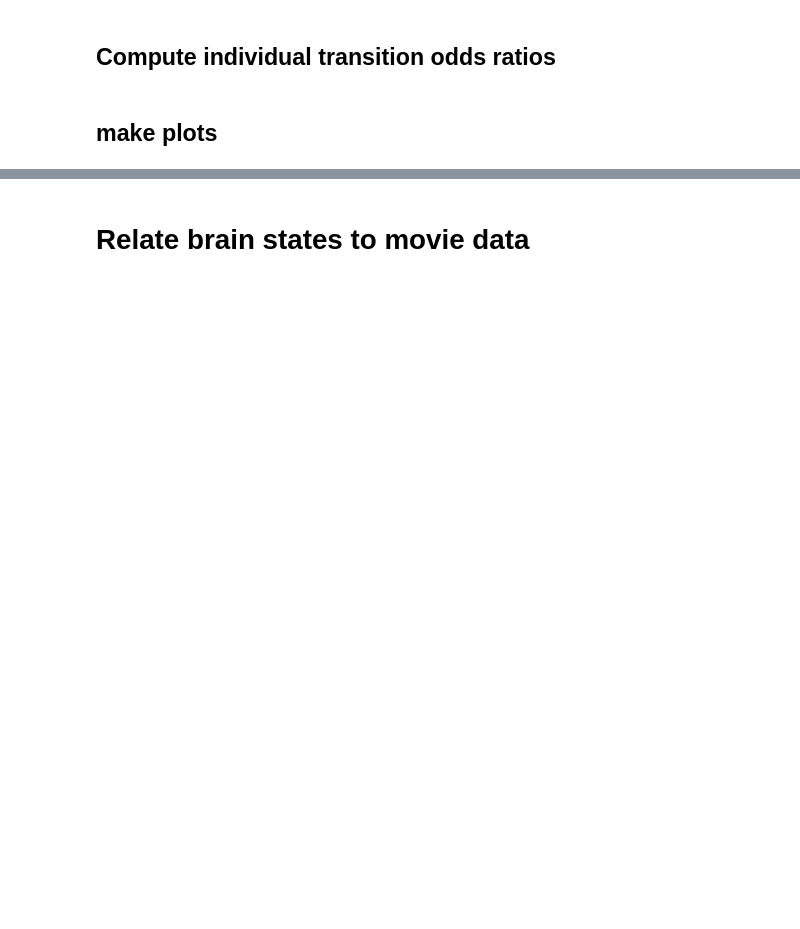
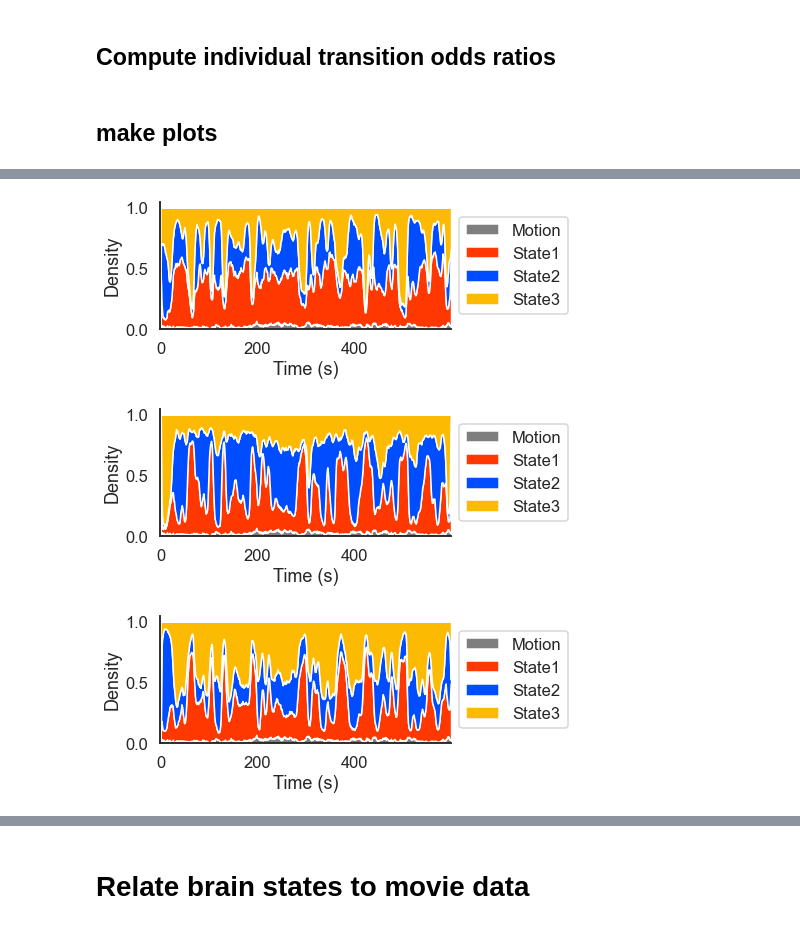
Before and after one commit to catcamacho/hbn_brain_states_gen_anx, a Jupyter notebook: 1_BrainActivationStates_Yeo.ipynb, the cells around one changed output, grey strips where cells are left out. Drawn from its saved outputs; the diff is of its cells as text; code cells hidden in the pictures; blank space fills up the shorter version.

```diff
--- a/1_BrainActivationStates_Yeo.ipynb
+++ b/1_BrainActivationStates_Yeo.ipynb
@@ -481,26 +536,32 @@ plt.savefig(os.path.join(out_folder,'group-movieDM_k{0}_states_sample.png'.forma
 # %%
-group_data = np.load(os.path.join(out_folder,'group-movieDM_k3_states.npy'))
-sample_res_df = pd.DataFrame(np.squeeze(group_data), columns=timing)
+state_palette = ['#ff3700', '#004cff', '#fcba03']
+for atlas in atlasnames:
+    group_data = np.load(os.path.join(out_folder,'group-movieDM_k3_{0}_states.npy'.format(atlas)))
+    sample_res_df = pd.DataFrame(np.squeeze(group_data), columns=timing)
 
-states_counts_df = pd.DataFrame()
-for i in sample_res_df.columns:
-    states_counts_df.loc[i,'s0'] = sum(sample_res_df[i]==0)
-    states_counts_df.loc[i,'s1'] = sum(sample_res_df[i]==1)
-    states_counts_df.loc[i,'s2'] = sum(sample_res_df[i]==2)
-    states_counts_df.loc[i,'s3'] = sum(sample_res_df[i]==3)
+    states_counts_df = pd.DataFrame()
+    for i in sample_res_df.columns:
+        states_counts_df.loc[i,'s0'] = sum(sample_res_df[i]==0)
+        states_counts_df.loc[i,'s1'] = sum(sample_res_df[i]==1)
+        states_counts_df.loc[i,'s2'] = sum(sample_res_df[i]==2)
+        states_counts_df.loc[i,'s3'] = sum(sample_res_df[i]==3)
 
-data_perc = states_counts_df.divide(states_counts_df.sum(axis=1), axis=0)
+    data_perc = states_counts_df.divide(states_counts_df.sum(axis=1), axis=0)
 
-# Make the plot
-plt.figure(figsize=(7,3))
-plt.stackplot(data_perc.index, data_perc["s0"], data_perc["s1"],  data_perc["s2"], data_perc["s3"],
-              labels=[ 'Motion', 'HighVIS', 'HighCON','HighVAN'],
-              colors=['#7F7F7F']+ state_palette)
-plt.legend(loc='center left', bbox_to_anchor=(1,0.5))
-plt.xlim(0,timing[-1])
-plt.ylabel('Density')
-plt.xlabel('Time (s)')
-sns.despine()
-plt.tight_layout()
-plt.savefig(os.path.join(out_folder,'group-movieDM_k3_states_density.png'), dpi=300)
-plt.show()
+    # Make the plot
+    plt.figure(figsize=(7,3))
+    plt.stackplot(data_perc.index, data_perc["s0"], data_perc["s1"],  data_perc["s2"], data_perc["s3"],
+                  labels=[ 'Motion', 'State1', 'State2','State3'],
+                  colors=['#7F7F7F']+ state_palette)
+    plt.legend(loc='center left', bbox_to_anchor=(1,0.5))
+    plt.xlim(0,timing[-1])
+    plt.ylabel('Density')
+    plt.xlabel('Time (s)')
+    sns.despine()
+    plt.tight_layout()
+    plt.savefig(os.path.join(out_folder,'group-movieDM_k3_states_density_{0}.png'.format(atlas)), dpi=300)
+    plt.show()
+# %% [output]
+[figure, added]
+[figure, added]
+[figure, added]
```
Also changed, not shown: parts of 27 cells of this notebook, 2 other files.
